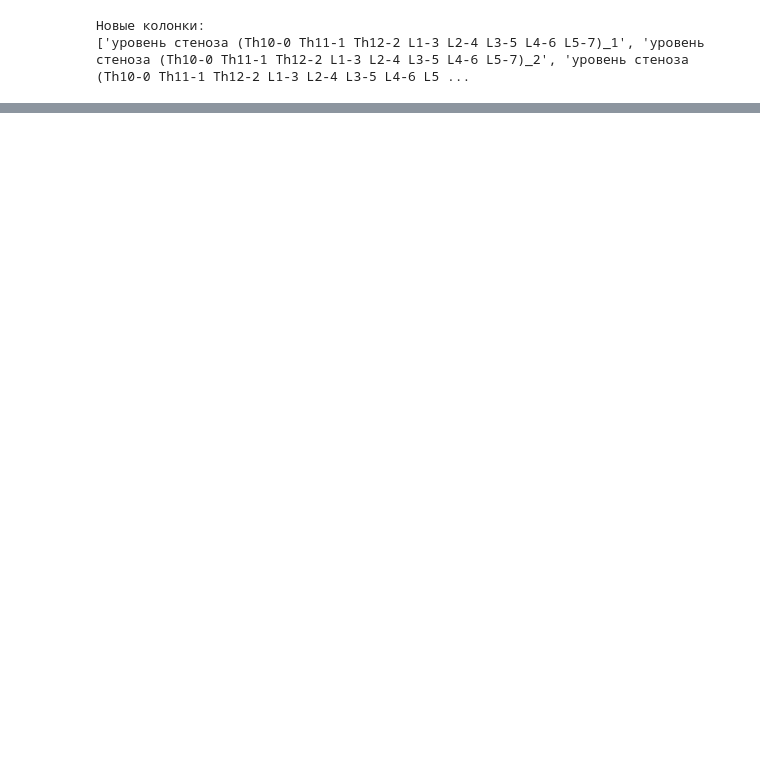
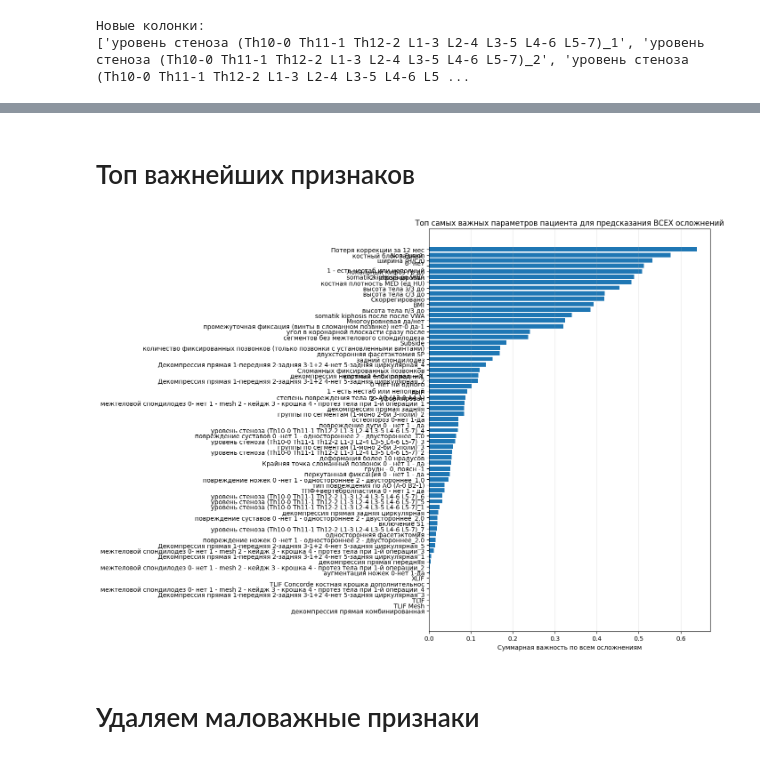
Before and after one commit to AndreuUtkin/ML_notebooks, a Jupyter notebook: Pozvonochnik.ipynb, the cells around one changed output, grey strips where cells are left out. Saved outputs shown, nothing was run; the diff lists cells and outputs as text; code cells hidden in the pictures; blank space fills up the shorter version.

```diff
--- a/Pozvonochnik.ipynb
+++ b/Pozvonochnik.ipynb
@@ -438,0 +416,14 @@ plt.show()
+# %%
+y_pred_rf = rf_model.predict(X_test)
+
+# Оценка точности предсказания каждого осложнения
+complication_names = y.columns
+
+print("\nТочность предсказания каждого осложнения:")
+for i, complication in enumerate(complication_names):
+    accuracy = accuracy_score(y_test.iloc[:, i], y_pred_rf[:, i])
+    print(f"{complication}: {accuracy:.3f}")
+
+# Общая точность
+total_accuracy = np.mean(y_test.values == y_pred_rf)
+print(f"\nСредняя точность: {total_accuracy:.3f}")
@@ -438,0 +444,6 @@ plt.show()
+# %%
+# Предсказания
+y_pred = rf_model.predict(X_test)
+
+# Теперь анализ важности будет иметь смысл
+patient_parameter_names = X_train.columns.tolist()
@@ -438,0 +493,52 @@ plt.show()
+# %% [markdown]
+# Топ важнейших признаков
+# %%
+# СОБИРАЕМ ОБЩИЙ РЕЙТИНГ ПОЛЕЗНОСТИ ПРИЗНАКОВ
+
+# Собираем важности от всех моделей (для каждого осложнения)
+feature_importance_matrix = []
+
+for i, complication in enumerate(target_column):
+    estimator = rf_model.estimators_[i]
+    feature_importance_matrix.append(estimator.feature_importances_)
+
+# Преобразуем в DataFrame
+importance_df_all = pd.DataFrame(
+    feature_importance_matrix,
+    index=target_column,
+    columns=patient_parameter_names
+)
+
+# Вычисляем общую важность по всем осложнениям
+total_importance = importance_df_all.sum(axis=0)  # сумма по всем осложнениям
+mean_importance = importance_df_all.mean(axis=0)  # средняя важность
+max_importance = importance_df_all.max(axis=0)    # максимальная важность для любого осложнения
+std_importance = importance_df_all.std(axis=0)    # стабильность важности
+
+# Создаем общий рейтинг
+ranking_df = pd.DataFrame({
+    'признак': patient_parameter_names,
+    'общая_важность': total_importance,
+    'средняя_важность': mean_importance,
+    'максимальная_важность': max_importance,
+    'стабильность': std_importance,
+    'количество_топ5': (importance_df_all.rank(axis=1, ascending=False) <= 5).sum(axis=0)  # в скольких осложнениях в топ-5
+})
+
+# Сортируем по общей важности
+ranking_df = ranking_df.sort_values('общая_важность', ascending=False)
+
+# Визуализация топ-20 самых важных признаков
+plt.figure(figsize=(14, 10))
+top_20 = ranking_df.head(100)
+plt.barh(top_20['признак'], top_20['общая_важность'])
+plt.xlabel('Суммарная важность по всем осложнениям')
+plt.title('Топ самых важных параметров пациента для предсказания ВСЕХ осложнений')
+plt.gca().invert_yaxis()
+plt.grid(axis='x', alpha=0.3)
+plt.tight_layout()
+plt.show()
+# %% [output]
+[figure, added]
+# %% [markdown]
+# Удаляем маловажные признаки
```
Also changed, not shown: parts of 87 cells of this notebook.
